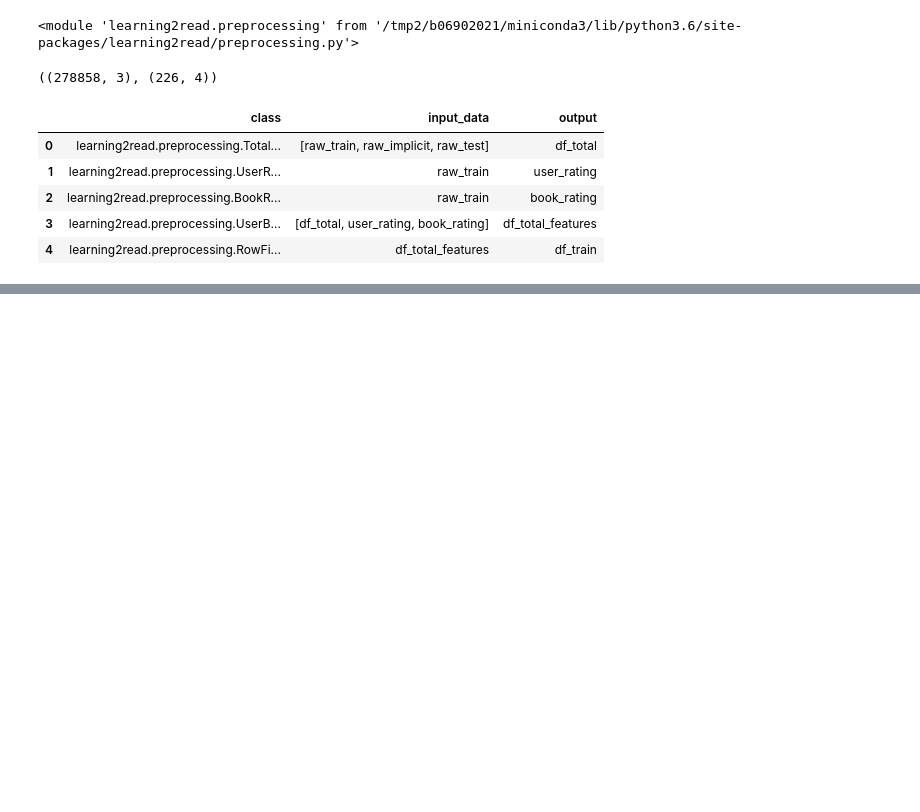
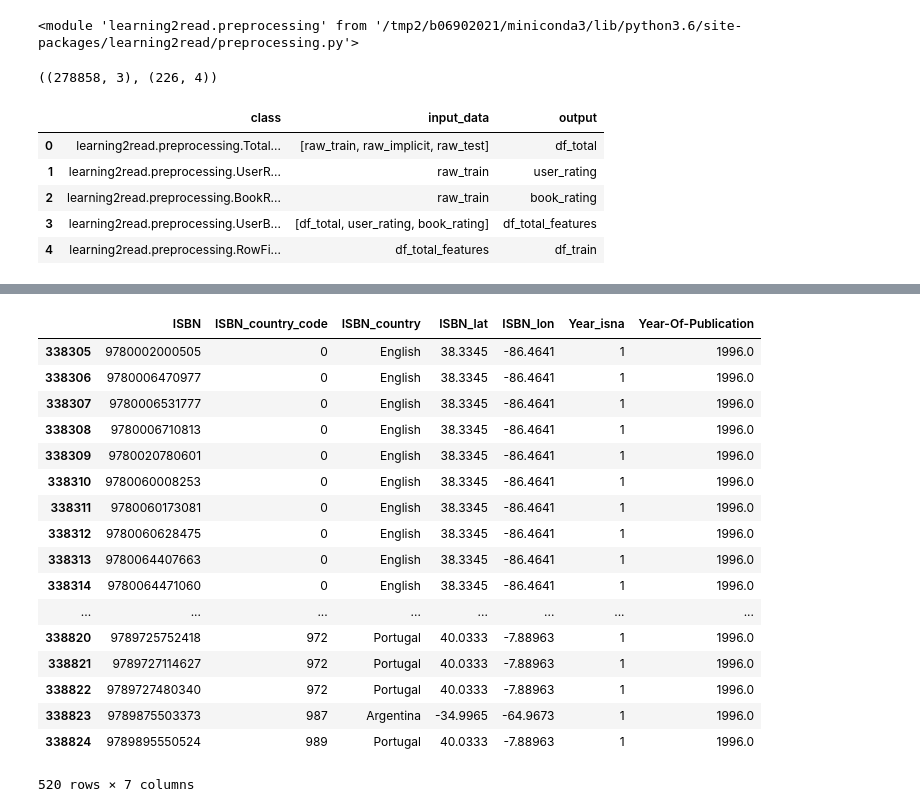
Before and after one commit to DixonCider/learning2read, a Jupyter notebook: report/6001-Init.ipynb, the cells around one changed output, grey strips where cells are left out. Drawn from its saved outputs; the diff is of its cells as text; code cells hidden in the pictures; blank space fills up the shorter version.

```diff
--- a/report/6001-Init.ipynb
+++ b/report/6001-Init.ipynb
@@ -144,0 +140,21 @@ P.input_from_var('user_info')
+# %%
+P.input_from_var('book_info').loc[lambda df: df.ISBN.str.contains('^978'), :]
+# %% [output]
+|  | ISBN | ISBN_country_code | ISBN_country | ISBN_lat | ISBN_lon | Year_isna | Year-Of-Publication |
+| 338305 | 9780002000505 | 0 | English | 38.3345 | -86.4641 | 1 | 1996.0 |
+| 338306 | 9780006470977 | 0 | English | 38.3345 | -86.4641 | 1 | 1996.0 |
+| 338307 | 9780006531777 | 0 | English | 38.3345 | -86.4641 | 1 | 1996.0 |
+| 338308 | 9780006710813 | 0 | English | 38.3345 | -86.4641 | 1 | 1996.0 |
+| 338309 | 9780020780601 | 0 | English | 38.3345 | -86.4641 | 1 | 1996.0 |
+| 338310 | 9780060008253 | 0 | English | 38.3345 | -86.4641 | 1 | 1996.0 |
+| 338311 | 9780060173081 | 0 | English | 38.3345 | -86.4641 | 1 | 1996.0 |
+| 338312 | 9780060628475 | 0 | English | 38.3345 | -86.4641 | 1 | 1996.0 |
+| 338313 | 9780064407663 | 0 | English | 38.3345 | -86.4641 | 1 | 1996.0 |
+| 338314 | 9780064471060 | 0 | English | 38.3345 | -86.4641 | 1 | 1996.0 |
+| ... | ... | ... | ... | ... | ... | ... | ... |
+| 338820 | 9789725752418 | 972 | Portugal | 40.0333 | -7.88963 | 1 | 1996.0 |
+| 338821 | 9789727114627 | 972 | Portugal | 40.0333 | -7.88963 | 1 | 1996.0 |
+| 338822 | 9789727480340 | 972 | Portugal | 40.0333 | -7.88963 | 1 | 1996.0 |
+| 338823 | 9789875503373 | 987 | Argentina | -34.9965 | -64.9673 | 1 | 1996.0 |
+| 338824 | 9789895550524 | 989 | Portugal | 40.0333 | -7.88963 | 1 | 1996.0 |
+520 rows × 7 columns
```
Also changed, not shown: parts of 2 cells of this notebook, 1 other file.
